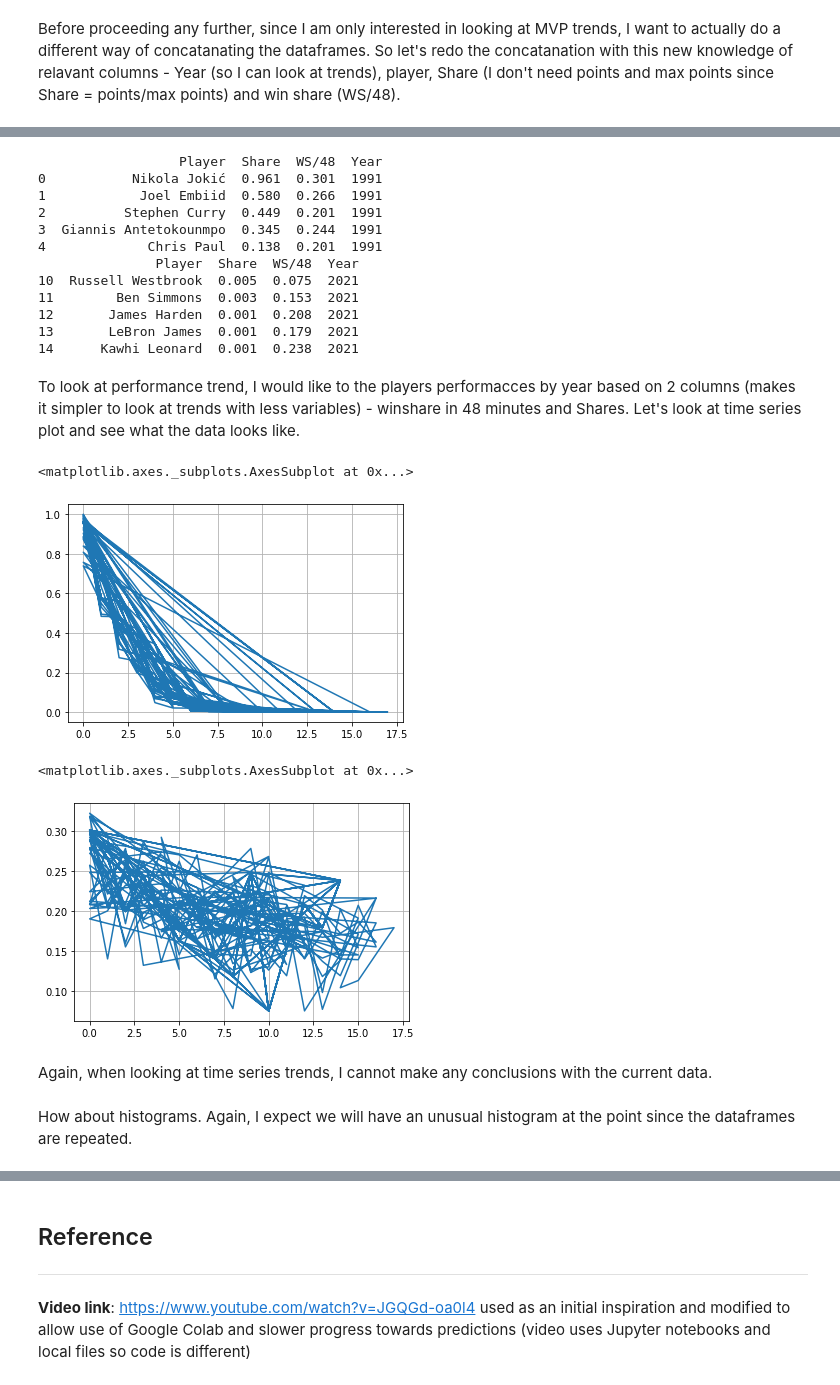
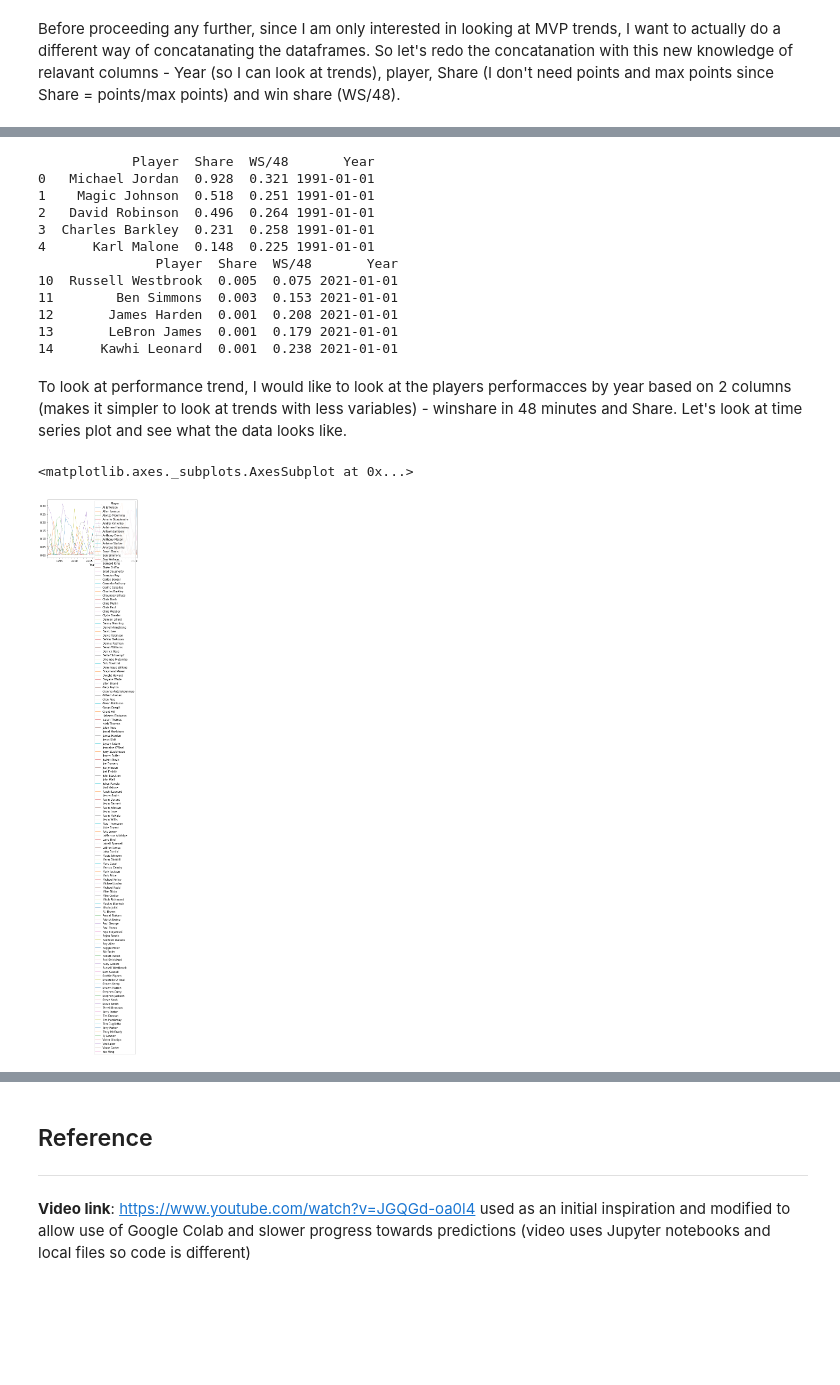
Before and after one commit to JaySanthanam/Programming-for-data, a Jupyter notebook: Projects/NBA.ipynb, the cells around one changed output, grey strips where cells are left out. Saved outputs shown, nothing was run; the diff lists cells and outputs as text; code cells hidden in the pictures; blank space fills up the shorter version.

```diff
--- a/Projects/NBA.ipynb
+++ b/Projects/NBA.ipynb
@@ -58,19 +58,30 @@ Is there a trend in performance (
 Task 1: Using a for loop get data for each year from 1991 to 2021 and save them in one dictionary together. So I can access them when I need to merge them.
 # %%
 
-import pandas as pd # we need pandas to work with dataframes
+import requests
+from bs4 import BeautifulSoup
+import pandas as pd
 
-def get_dataframe(url):  # function to read csv files from url
-  df  = pd.read_csv(url,index_col=False)
-  return df
+def get_data(url):
+  data = requests.get(url)
+  soup = BeautifulSoup(data.text, "html.parser")
+  soup.find('tr', class_="over_header").decompose()
+  mvp_table = soup.find(id="mvp")
+  mvp_df = pd.read_html(str(mvp_table))[0]  #TypeError: 'str' object is not callable !!!
+  return mvp_df
+
+#def get_dataframe(url):  # function to read csv files from url
+#  df  = pd.read_csv(url,index_col=False)
+#  return df
 
 #Using a for loop read all the csv files and save the dataframes in one dictionary
-url_str1 = "https://raw.githubusercontent.com/futureCodersSE/python-programming-for-data/main/Datasets/NBA-MVP/mvp_"
+url_str2 = "https://www.basketball-reference.com/awards/awards_"
+#url_str1 = "https://raw.githubusercontent.com/futureCodersSE/python-programming-for-data/main/Datasets/NBA-MVP/mvp_"
 df ={}
 for i in range(1991,2022):
-  url = url_str1+str(i)+".csv"
+  url = url_str2+str(i)+".html"
   # print(url)
-  df[i] = get_dataframe(url)
+  df[i] = get_data(url)
 # %% [markdown]
 All the dataframes from 1991 to 2021 are now saved in the dictionary df.
 
@@ -164,6 +172,9 @@ for i in range(1992,2022):
   df_add["Year"] =i
   MVP_df = pd.concat([MVP_df,df_add])
 
+MVP_df["Year"] = pd.to_datetime(MVP_df.Year, format='%Y')
+
 print(MVP_df.head())
 print(MVP_df.tail())
+print(MVP_df.info())
 # %% [output]
@@ -188,38 +241,31 @@ Looks good and now we have the Year in a separate column. We can drop other irre
 # %%
-MVP_df_v2 = MVP_df.drop(columns=["Unnamed: 0","Rank","Age","Tm","First","Pts Won","Pts Max","G","MP","PTS","TRB","AST","STL","BLK","FG%","3P%","FT%","WS"])
+MVP_df_v2 = MVP_df.drop(columns=["Rank","Age","Tm","First","Pts Won","Pts Max","G","MP","PTS","TRB","AST","STL","BLK","FG%","3P%","FT%","WS"])
 #MVP_df_v2 = MVP_df_v2.drop(columns=1)
 print(MVP_df_v2.head())
 print(MVP_df_v2.tail())
 # %% [output]
-                  Player  Share  WS/48  Year
-0           Nikola Jokić  0.961  0.301  1991
-1            Joel Embiid  0.580  0.266  1991
-2          Stephen Curry  0.449  0.201  1991
-3  Giannis Antetokounmpo  0.345  0.244  1991
-4             Chris Paul  0.138  0.201  1991
-               Player  Share  WS/48  Year
-10  Russell Westbrook  0.005  0.075  2021
-11        Ben Simmons  0.003  0.153  2021
-12       James Harden  0.001  0.208  2021
-13       LeBron James  0.001  0.179  2021
-14      Kawhi Leonard  0.001  0.238  2021
+            Player  Share  WS/48       Year
+0   Michael Jordan  0.928  0.321 1991-01-01
+1    Magic Johnson  0.518  0.251 1991-01-01
+2   David Robinson  0.496  0.264 1991-01-01
+3  Charles Barkley  0.231  0.258 1991-01-01
+4      Karl Malone  0.148  0.225 1991-01-01
+               Player  Share  WS/48       Year
+10  Russell Westbrook  0.005  0.075 2021-01-01
+11        Ben Simmons  0.003  0.153 2021-01-01
+12       James Harden  0.001  0.208 2021-01-01
+13       LeBron James  0.001  0.179 2021-01-01
+14      Kawhi Leonard  0.001  0.238 2021-01-01
 # %% [markdown]
-To look at performance trend, I would like to the players performacces by year based on 2 columns (makes it simpler to look at trends with less variables) - winshare in 48 minutes and Shares. Let's look at time series plot and see what the data looks like.
+To look at performance trend, I would like to look at the players performacces by year based on 2 columns (makes it simpler to look at trends with less variables) - winshare in 48 minutes and Share. Let's look at time series plot and see what the data looks like.
 # %%
 # I want to have some visulaisations tools. So let's install some packages
 
 import matplotlib
-MVP_sort_df = MVP_df_v2.sort_values(by=['Year'])
-MVP_sort_df['Share'].plot(grid = True)
+MVP_v2_sort = MVP_df_v2.sort_values(by=['WS/48', 'Share'])
+MVP_v2_sort["share_gauge"] = MVP_v2_sort["Share"]*MVP_v2_sort["WS/48"]
+MVP_sort_WS = MVP_v2_sort.pivot(index="Year", columns="Player", values = "share_gauge")
+MVP_sort_WS.plot(linewidth = 0.5)
 # %% [output]
 <matplotlib.axes._subplots.AxesSubplot at 0x...>
-[figure, old version]
+[figure, new version]
-# %%
-MVP_sort_df['WS/48'].plot(grid = True)
-# %% [output]
-<matplotlib.axes._subplots.AxesSubplot at 0x...>
-[figure, removed]
-# %% [markdown]
-Again, when looking at time series trends, I cannot make any conclusions with the current data.
-# %% [markdown]
-How about histograms. Again, I expect we will have an unusual histogram at the point since the dataframes are repeated.
```
Also changed, not shown: parts of 12 cells of this notebook.
